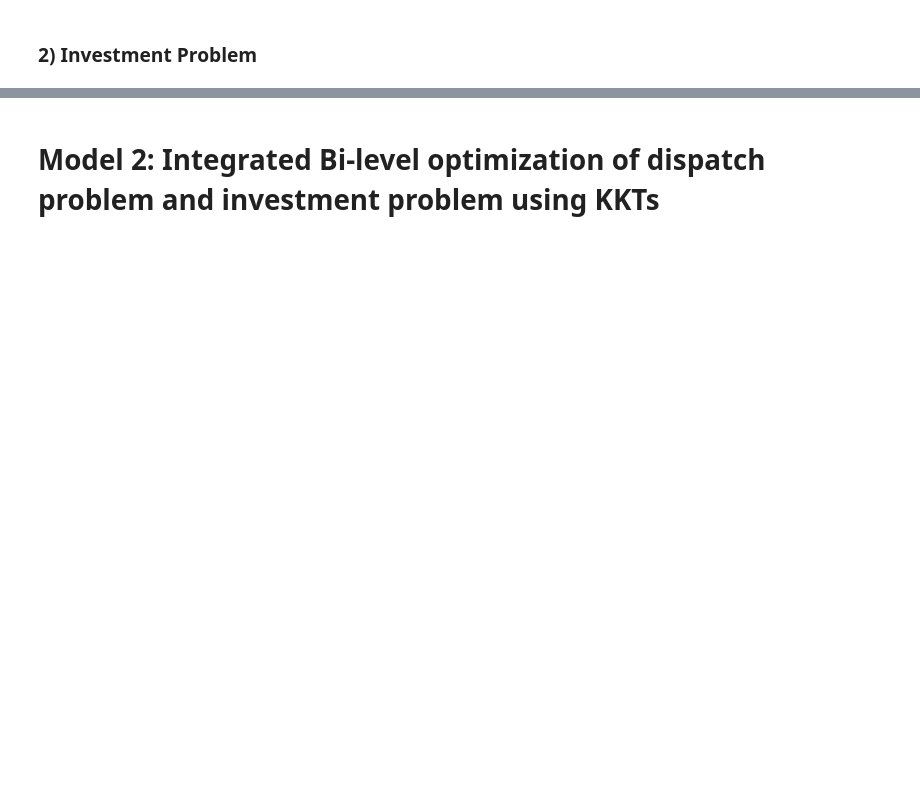
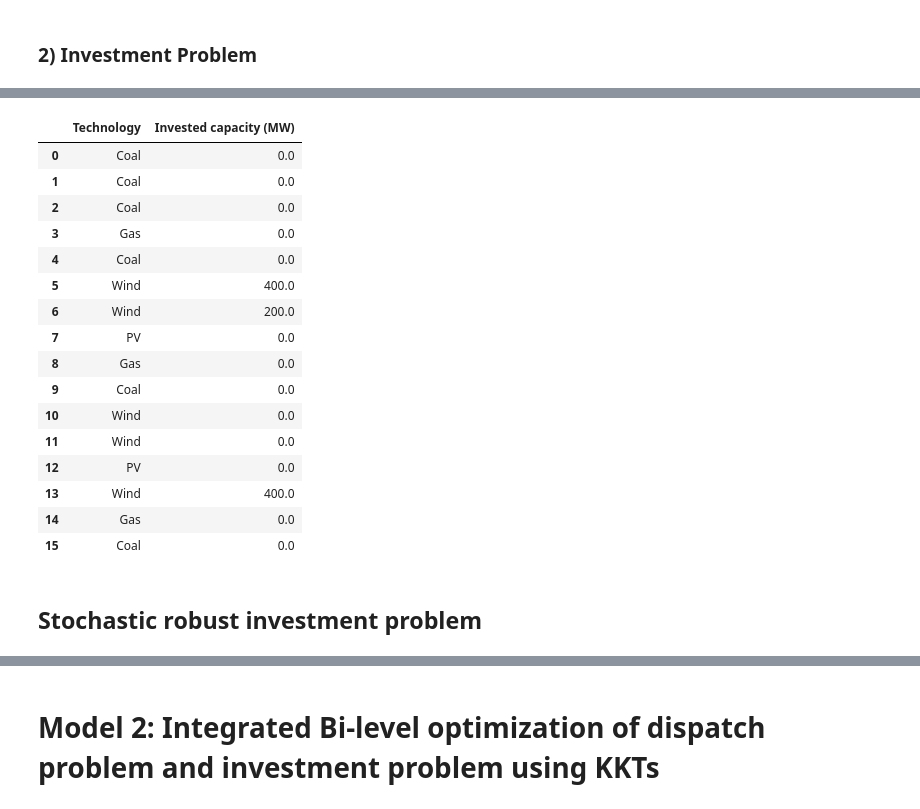
Before and after one commit to bioapfelsaft123/Opti, a Jupyter notebook: AssignmentV2/Main Code/Assignment_Class.ipynb, the cells around one changed output, grey strips where cells are left out. Cells and saved outputs as stored; diff of their text form; code cells hidden in the pictures; blank space fills up the shorter version.

Commit message:
Added robust and chance constraint

```diff
--- a/AssignmentV2/Main Code/Assignment_Class.ipynb
+++ b/AssignmentV2/Main Code/Assignment_Class.ipynb
@@ -40,20 +22,23 @@ D = 5           # Typical days in a year
 Y = 30          # Years of the investment timeline
 N = H*D*Y       # Number of hours in the investment timeline
 
+epsilon= 0.1
 # Number of loads and generators
 N_dem = len(Dem[0,:])       # Number of loads
 N_gen_E = len(Gen_E_OpCost)   # Number of existing generators
 N_gen_N = len(Gen_N_OpCost)   # Number of new generators
 N_zone = len(Trans_Z_Connected_To_Z)     # Number of zones
 N_line = len(Trans_Line_From_Z)   # Number of transmission lines
+N_Scenarios = len(scenarios[0,:]) # Number of scenarios
+
 
 # Hyperparameters
 B = 1000000000   # Budget for the investment problem
 R = 73 # Conversion rate
 # %%
 ## CREATE THE PARAMETERS AND DATA OBJECTS
-ParametersObj = Parameters(H, D, Y, N, N_dem, N_gen_E, N_gen_N, N_zone, N_line, B, R)
-DataObj = InputData(Dem, Uti, Load_Z, Gen_E_OpCost, Gen_N_OpCost, Gen_N_MaxInvCap, Gen_E_Cap, Gen_N_InvCost, Gen_E_Tech, Gen_N_Tech, Gen_E_Z, Gen_N_Z, Gen_E_OpCap, Gen_N_OpCap, Trans_React, Trans_Cap, Trans_Line_From_Z, Trans_Line_To_Z, Trans_Z_Connected_To_Z)
+ParametersObj = Parameters(H, D, Y, N, N_dem, N_gen_E, N_gen_N, N_zone, N_line, B, R, N_Scenarios,max_deviation,epsilon)
+DataObj = InputData(Dem, Uti, Load_Z, Gen_E_OpCost, Gen_N_OpCost, Gen_N_MaxInvCap, Gen_E_Cap, Gen_N_InvCost, Gen_E_Tech, Gen_N_Tech, Gen_E_Z, Gen_N_Z, Gen_E_OpCap, Gen_N_OpCap, Trans_React, Trans_Cap, Trans_Line_From_Z, Trans_Line_To_Z, Trans_Z_Connected_To_Z,scenarios)
 # %% [markdown]
 # Model 1: Sequential optimization of Dispatch problem and Investment problem
 # %% [markdown]
@@ -85,4 +70,4 @@ Objective value:  3397372119.9359264
 ### 2) Investment Problem
 # %%
 # Run the investmentmodel
-#InvestmentPB1 = InvestmentModel1(ParametersObj, DataObj, MarketClearing1.res.DA_price)
+InvestmentPB1 = InvestmentModel1(ParametersObj, DataObj, MarketClearing1.res.DA_price)
@@ -89,2 +92,22 @@ Objective value:  3397372119.9359264
 # %%
-#InvestmentPB1.res.df
+InvestmentPB1.res.df
+# %% [output]
+|  | Technology | Invested capacity (MW) |
+| 0 | Coal | 0.0 |
+| 1 | Coal | 0.0 |
+| 2 | Coal | 0.0 |
+| 3 | Gas | 0.0 |
+| 4 | Coal | 0.0 |
+| 5 | Wind | 400.0 |
+| 6 | Wind | 200.0 |
+| 7 | PV | 0.0 |
+| 8 | Gas | 0.0 |
+| 9 | Coal | 0.0 |
+| 10 | Wind | 0.0 |
+| 11 | Wind | 0.0 |
+| 12 | PV | 0.0 |
+| 13 | Wind | 400.0 |
+| 14 | Gas | 0.0 |
+| 15 | Coal | 0.0 |
+# %% [markdown]
+## Stochastic robust investment problem
```
Also changed, not shown: parts of 9 cells of this notebook, 2 other files.
